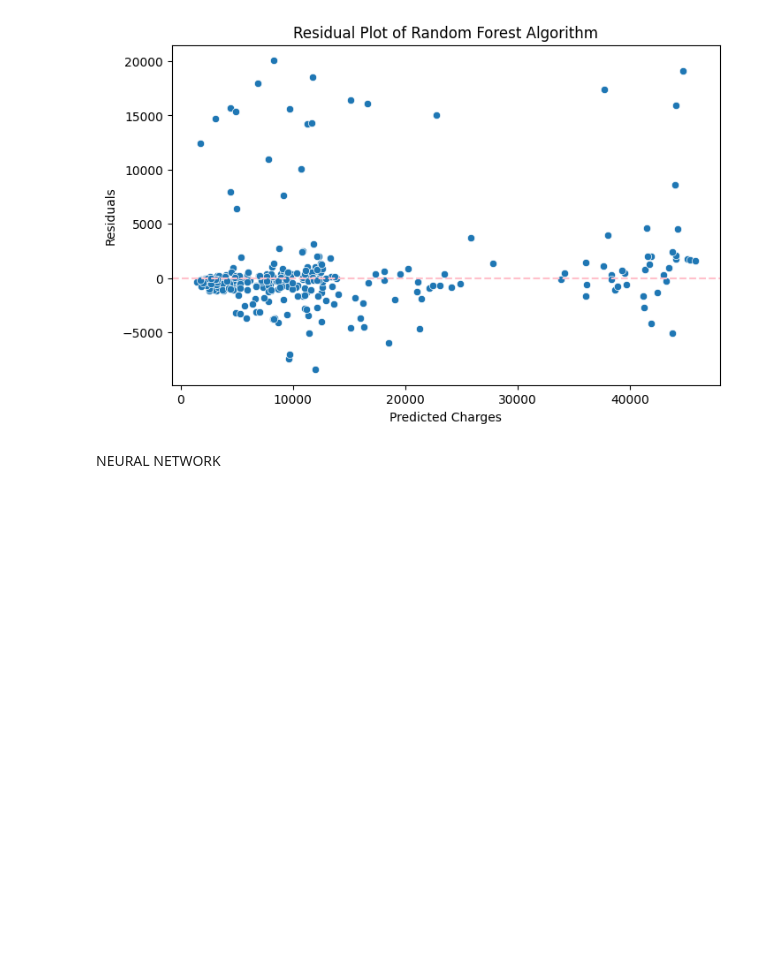
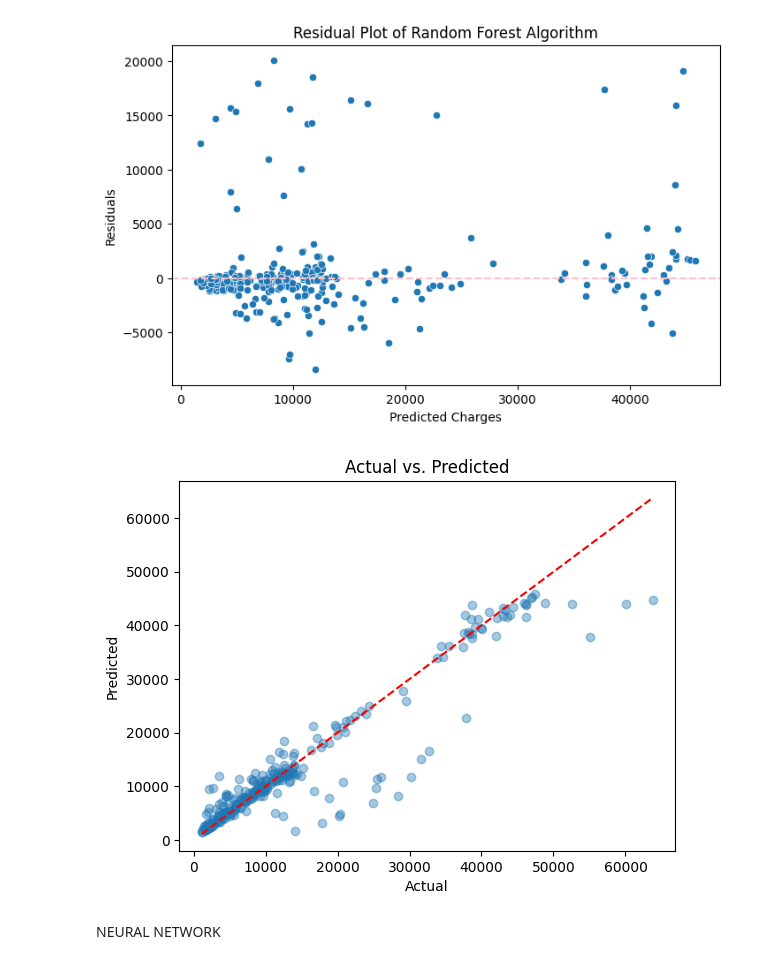
Before and after one commit to Mikayla-ds2/insurance_ml, a Jupyter notebook: model.ipynb, the cells around one changed output. Saved outputs shown, nothing was run; the diff lists cells and outputs as text; code cells hidden in the pictures; blank space fills up the shorter version.

```diff
--- a/model.ipynb
+++ b/model.ipynb
@@ -524,6 +548,16 @@ plt.title('Residual Plot of Random Forest Algorithm')
 plt.show()
 # %% [output]
 [figure]
+# %%
+# adding actual vs predicted plot
+plt.scatter(y_true_rf, y_pred_rf, alpha = 0.4)
+plt.plot([y_true_rf.min(), y_true_rf.max()], [y_true_rf.min(), y_true_rf.max()], 'r--')
+plt.xlabel('Actual')
+plt.ylabel('Predicted')
+plt.title('Actual vs. Predicted')
+plt.show()
+# %% [output]
+[figure, added]
 # %% [markdown]
 NEURAL NETWORK
 # %%
```
Also changed, not shown: parts of 15 cells of this notebook.
